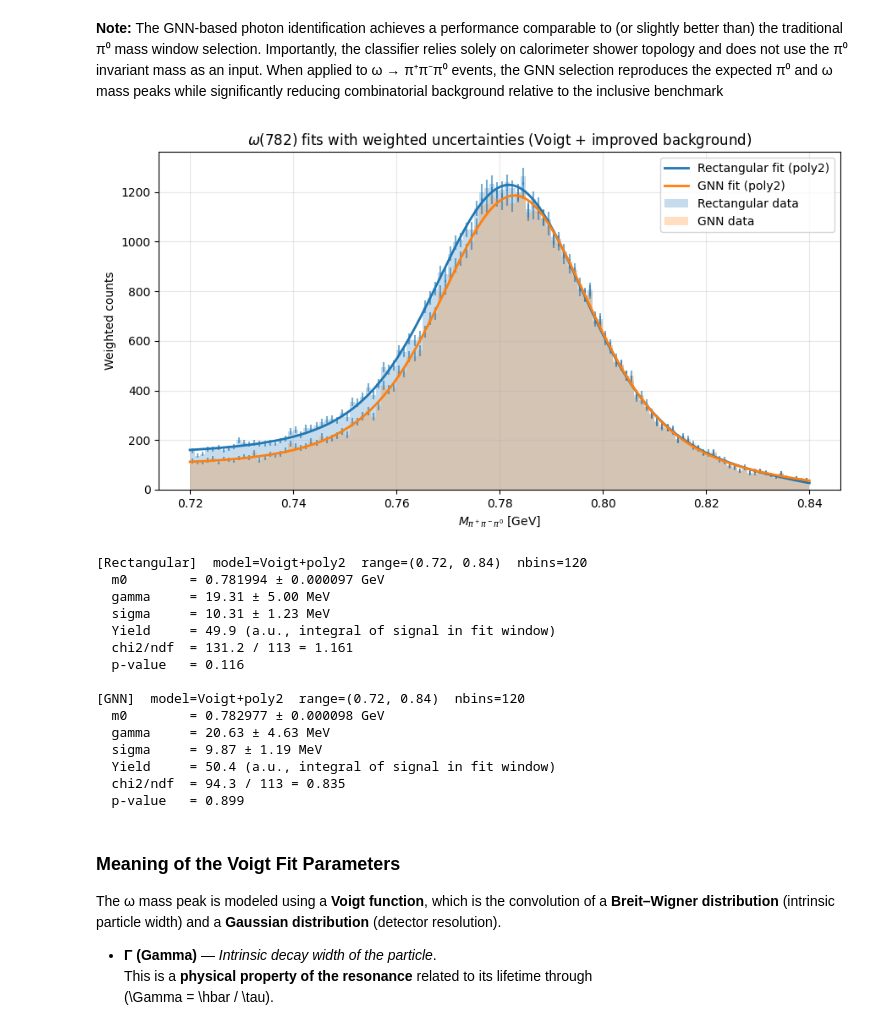
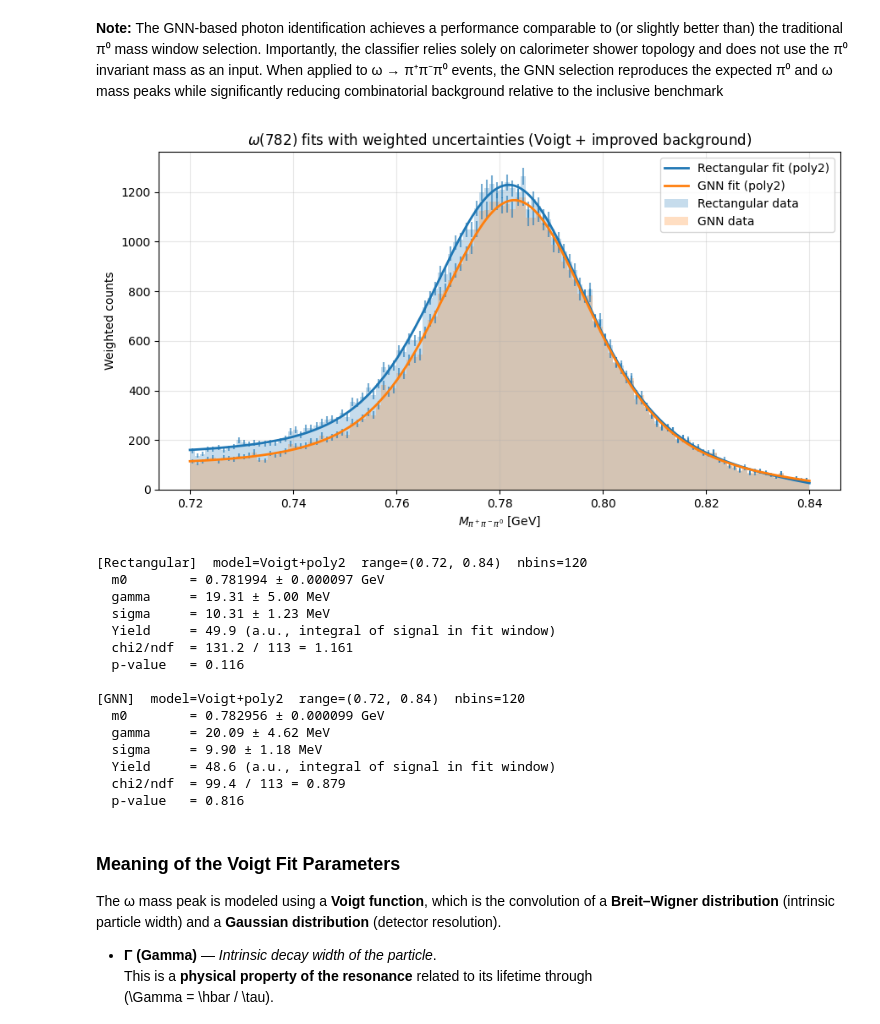
Before and after one commit to ai4eic/APS2026_GPS_tutorials, a Jupyter notebook: notebooks/GNN_Classification.ipynb, the cells around one changed output. Drawn from its saved outputs; the diff is of its cells as text; code cells hidden in the pictures.

```diff
--- a/notebooks/GNN_Classification.ipynb
+++ b/notebooks/GNN_Classification.ipynb
@@ -881,7 +887,7 @@ def train_gnn(model, opt, train_loader, val_loader, save_path="./models", counts
 # %% [markdown]
 ### Run Training
 # %%
-EPOCHS = 2
+EPOCHS = 1 # for lack of time
 LR = 3e-4
 
 model = SmallGNN().to(torch.float32) # forces all model parameters and buffers to use the float32 datatype.
@@ -1787,7 +2103,7 @@ def fit_omega_spectrum(masses, weights=None, label="sel",
     xfine = np.linspace(fit_range[0], fit_range[1], 4000)
     A, m0, gamma, sigma_g = popt[:4]
     sig = voigt_pdf(xfine, A, m0, gamma, sigma_g)
-    yield_sig = np.trapz(sig, xfine)
+    yield_sig = np.trapezoid(sig, xfine)
 
     return {
         "label": label,
@@ -1837,34 +2153,34 @@ m_rect = [t[1] for t in all_results["rect"]]
 w_rect = [t[2] for t in all_results["rect"]]
 
 fit_gnn  = fit_omega_spectrum(m_gnn,  w_gnn,  label="GNN",        nbins=nbins, fit_range=range_fit, bkg=bkg_model)
 fit_rect = fit_omega_spectrum(m_rect, w_rect, label="Rectangular",nbins=nbins, fit_range=range_fit, bkg=bkg_model)
 
 plt.figure(figsize=(9,5))
 plot_fit(fit_rect)
 plot_fit(fit_gnn)
 plt.xlabel(r"$M_{\pi^+\pi^-\pi^0}$ [GeV]")
 plt.ylabel("Weighted counts")
 plt.title(r"$\omega(782)$ fits with weighted uncertainties (Voigt + improved background)")
 plt.grid(alpha=0.3)
 plt.legend()
 plt.tight_layout()
 plt.show()
 
 def print_summary(res):
     A,m0,gamma,sigma = res["popt"][:4]
     dA,dm0,dg,ds = res["perr"][:4]
     print(f"\n[{res['label']}]  model=Voigt+{res['bkg']}  range={res['fit_range']}  nbins={res['nbins']}")
     print(f"  m0        = {m0:.6f} ± {dm0:.6f} GeV")
     print(f"  gamma     = {gamma*1000:.2f} ± {dg*1000:.2f} MeV")
     print(f"  sigma     = {sigma*1000:.2f} ± {ds*1000:.2f} MeV")
     print(f"  Yield     = {res['yield']:.1f} (a.u., integral of signal in fit window)")
     print(f"  chi2/ndf  = {res['chi2']:.1f} / {res['ndf']} = {res['chi2']/max(1,res['ndf']):.3f}")
     print(f"  p-value   = {res['pval']:.3g}")
 
 print_summary(fit_rect)
 print_summary(fit_gnn)
 # %% [output]
-[figure, old version]
+[figure, new version]
 [Rectangular]  model=Voigt+poly2  range=(0.72, 0.84)  nbins=120
   m0        = 0.781994 ± 0.000097 GeV
   gamma     = 19.31 ± 5.00 MeV
@@ -1874,12 +2190,12 @@ print_summary(fit_gnn)
   p-value   = 0.116
 
 [GNN]  model=Voigt+poly2  range=(0.72, 0.84)  nbins=120
-  m0        = 0.782977 ± 0.000098 GeV
-  gamma     = 20.63 ± 4.63 MeV
-  sigma     = 9.87 ± 1.19 MeV
-  Yield     = 50.4 (a.u., integral of signal in fit window)
-  chi2/ndf  = 94.3 / 113 = 0.835
-  p-value   = 0.899
+  m0        = 0.782956 ± 0.000099 GeV
+  gamma     = 20.09 ± 4.62 MeV
+  sigma     = 9.90 ± 1.18 MeV
+  Yield     = 48.6 (a.u., integral of signal in fit window)
+  chi2/ndf  = 99.4 / 113 = 0.879
+  p-value   = 0.816
 # %% [markdown]
 ### Meaning of the Voigt Fit Parameters
 
```
Also changed, not shown: parts of 17 cells of this notebook, 1 other file.
